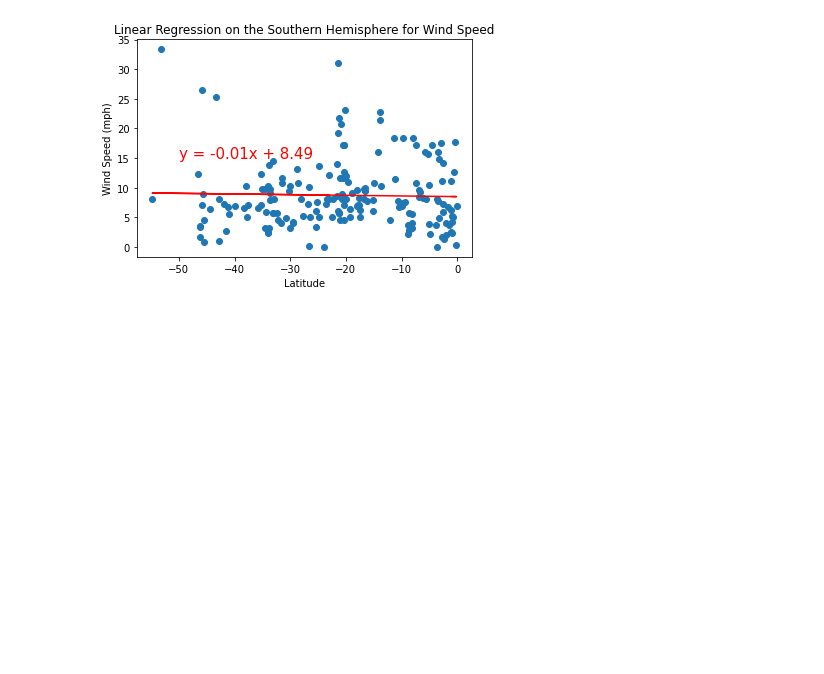
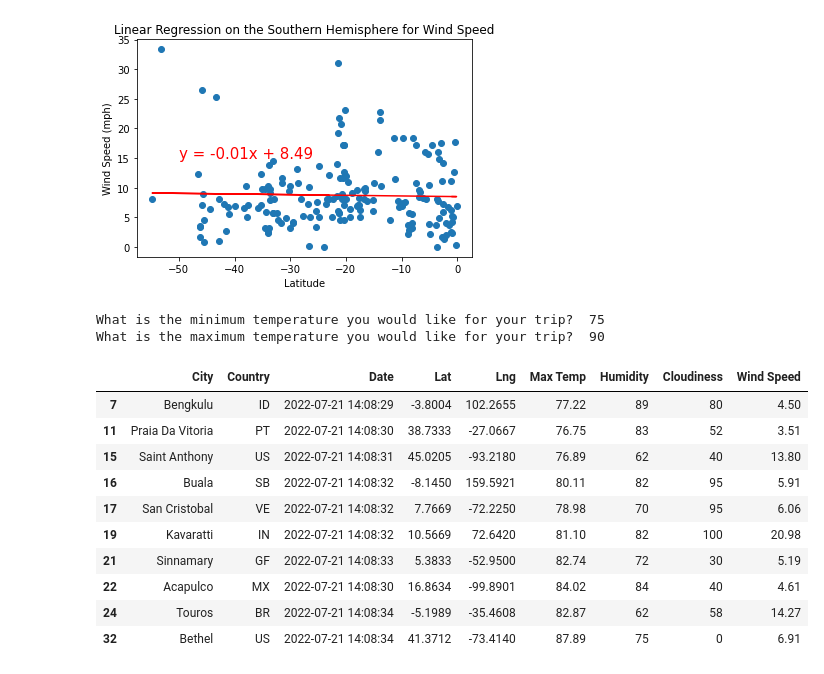
Before and after one commit to JulieHock/World_Weather_Analysis, a Jupyter notebook: WeatherPy.ipynb, the cells around one changed output. Cells and saved outputs as stored; diff of their text form; code cells hidden in the pictures; blank space fills up the shorter version.

```diff
--- a/WeatherPy.ipynb
+++ b/WeatherPy.ipynb
@@ -373,3 +373,26 @@ plot_linear_regression(x_values, y_values,
                        "Linear Regression on the Southern Hemisphere for Wind Speed", "Wind Speed (mph)", (-50, 15))
 # %% [output]
 [figure]
+# %%
+#Ask the customer to add a minimum and max temperature value
+min_temp=float(input("What is the minimum temperature you would like for your trip? "))
+max_temp=float(input("What is the maximum temperature you would like for your trip? "))
+# %% [output]
+What is the minimum temperature you would like for your trip?  75
+What is the maximum temperature you would like for your trip?  90
+# %%
+# Filter the dataset to find teh cities that fit the criteria
+preferred_cities_df=city_data_df.loc[(city_data_df["Max Temp"] <= max_temp) & (city_data_df["Max Temp"] >= min_temp)]
+preferred_cities_df.head(10)
+# %% [output]
+|  | City | Country | Date | Lat | Lng | Max Temp | Humidity | Cloudiness | Wind Speed |
+| 7 | Bengkulu | ID | 2022-07-21 14:08:29 | -3.8004 | 102.2655 | 77.22 | 89 | 80 | 4.50 |
+| 11 | Praia Da Vitoria | PT | 2022-07-21 14:08:30 | 38.7333 | -27.0667 | 76.75 | 83 | 52 | 3.51 |
+| 15 | Saint Anthony | US | 2022-07-21 14:08:31 | 45.0205 | -93.2180 | 76.89 | 62 | 40 | 13.80 |
+| 16 | Buala | SB | 2022-07-21 14:08:32 | -8.1450 | 159.5921 | 80.11 | 82 | 95 | 5.91 |
+| 17 | San Cristobal | VE | 2022-07-21 14:08:32 | 7.7669 | -72.2250 | 78.98 | 70 | 95 | 6.06 |
+| 19 | Kavaratti | IN | 2022-07-21 14:08:32 | 10.5669 | 72.6420 | 81.10 | 82 | 100 | 20.98 |
+| 21 | Sinnamary | GF | 2022-07-21 14:08:33 | 5.3833 | -52.9500 | 82.74 | 72 | 30 | 5.19 |
+| 22 | Acapulco | MX | 2022-07-21 14:08:30 | 16.8634 | -99.8901 | 84.02 | 84 | 40 | 4.61 |
+| 24 | Touros | BR | 2022-07-21 14:08:34 | -5.1989 | -35.4608 | 82.87 | 62 | 58 | 14.27 |
+| 32 | Bethel | US | 2022-07-21 14:08:34 | 41.3712 | -73.4140 | 87.89 | 75 | 0 | 6.91 |
```
Also changed, not shown: parts of 8 cells of this notebook, 4 other files.
